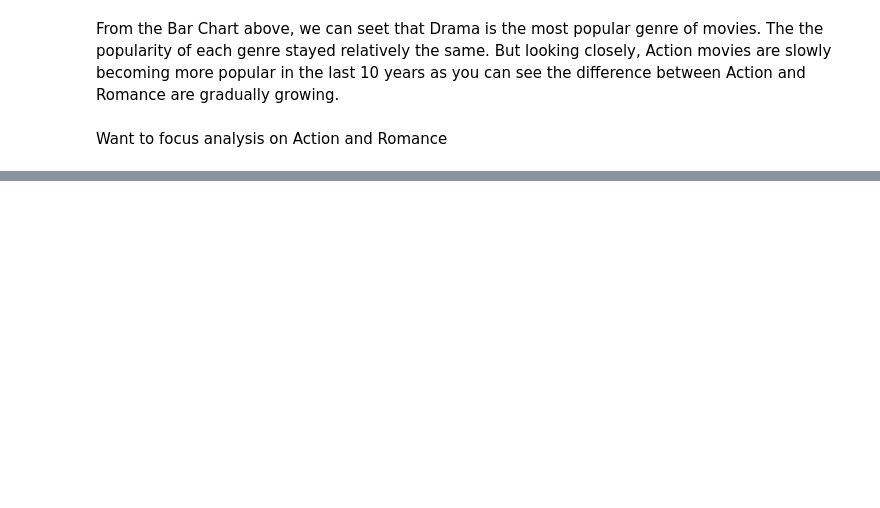
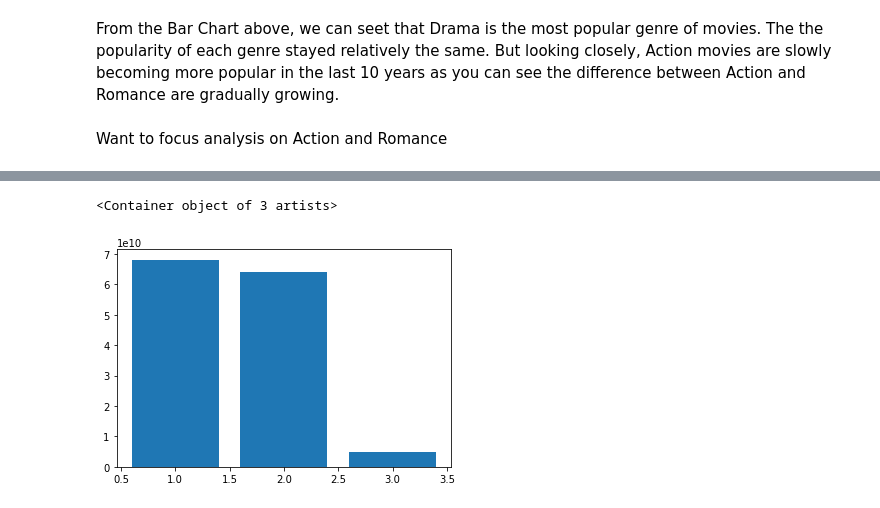
Before and after one commit to Mike1014/Capstone, a Jupyter notebook: capstone(movie - genre).ipynb, the cells around one changed output, grey strips where cells are left out. Saved outputs shown, nothing was run; the diff lists cells and outputs as text; code cells hidden in the pictures; blank space fills up the shorter version.

```diff
--- a/capstone(movie - genre).ipynb
+++ b/capstone(movie - genre).ipynb
@@ -97,0 +223,11 @@ TypeError: unsupported operand type(s) for |: 'str' and 'str'
+# %%
+# total gross, budget, profit
+x = sum(profit_act_df['Gross'])
+y = sum(profit_act_df['Budget'])
+z = sum(profit_act_df['Profit'])
+act_rev = [x,y,z]
+
+plt.bar([1,2,3] ,act_rev)
+# %% [output]
+<Container object of 3 artists>
+[figure, added]
```
Also changed, not shown: parts of 15 cells of this notebook.
